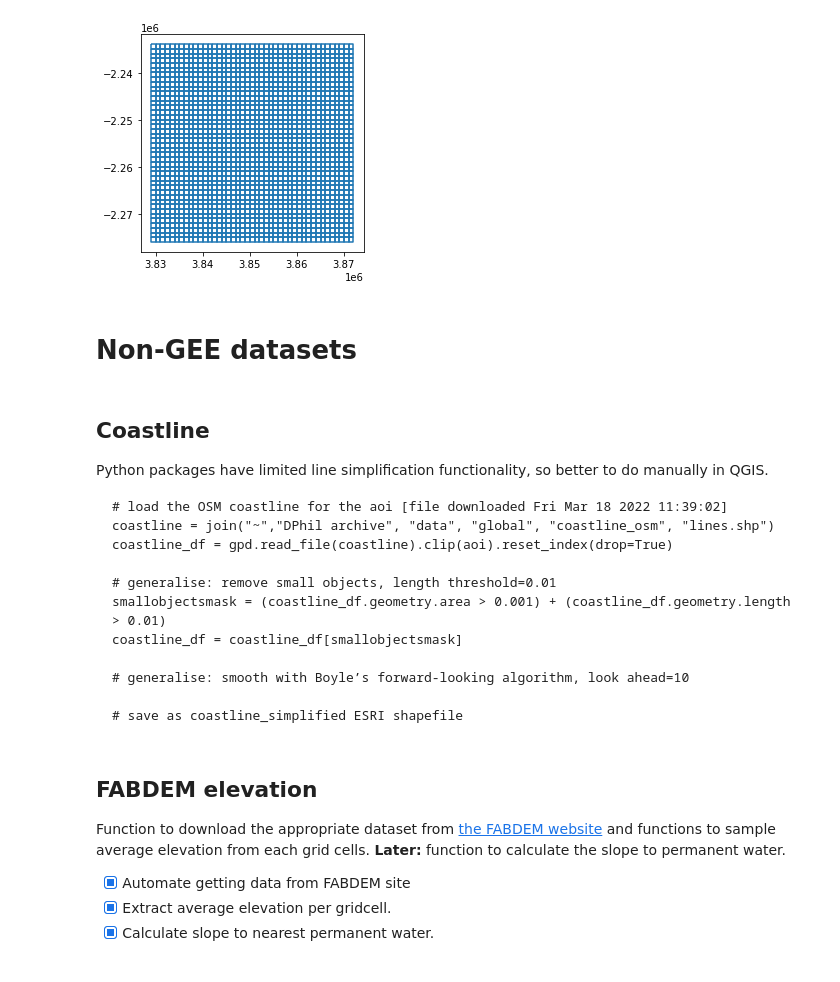
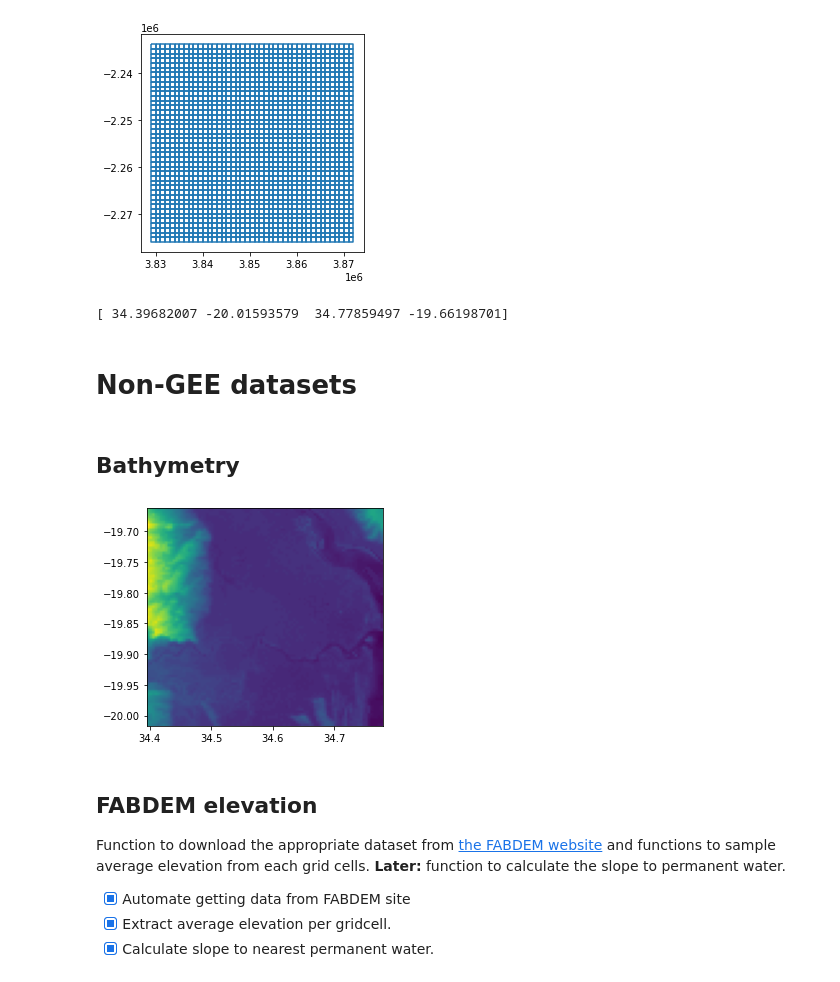
Before and after one commit to alisonpeard/hybridmodels, a Jupyter notebook: idai/python/2 (i). Data acquisition.ipynb, the cells around one changed output. Saved outputs shown, nothing was run; the diff lists cells and outputs as text; code cells hidden in the pictures.

```diff
--- a/idai/python/2 (i). Data acquisition.ipynb
+++ b/idai/python/2 (i). Data acquisition.ipynb
@@ -52,23 +52,19 @@ grid.boundary.plot()
 # %% [output]
 <AxesSubplot:>
 [figure]
+# %%
+print(aoi_df.total_bounds)
+# %% [output]
+[ 34.39682007 -20.01593579  34.77859497 -19.66198701]
 # %% [markdown]
 # Non-GEE datasets
-# %% [markdown]
-## Coastline
-Python packages have limited line simplification functionality, so better to do manually in QGIS.
-
-    # load the OSM coastline for the aoi [file downloaded Fri Mar 18 2022 11:39:02]
-    coastline = join("~","DPhil archive", "data", "global", "coastline_osm", "lines.shp")
-    coastline_df = gpd.read_file(coastline).clip(aoi).reset_index(drop=True)
-
-    # generalise: remove small objects, length threshold=0.01
-    smallobjectsmask = (coastline_df.geometry.area > 0.001) + (coastline_df.geometry.length > 0.01)
-    coastline_df = coastline_df[smallobjectsmask]
-
-    # generalise: smooth with Boyle’s forward-looking algorithm, look ahead=10
-
-    # save as coastline_simplified ESRI shapefile
+# %% [markdown]
+## Bathymetry
+# %%
+with rasterio.open(join(indir, "gebco.tif")) as src:
+    plot.show(src)
+# %% [output]
+[figure, added]
 # %% [markdown]
 ## FABDEM elevation
 Function to download the appropriate dataset from [the FABDEM website](https://dx.doi.org/10.1088/1748-9326/ac4d4f) and functions to sample average elevation from each grid cells. **Later:** function to calculate the slope to permanent water.
```
Also changed, not shown: parts of 18 cells of this notebook, 2 other files.
